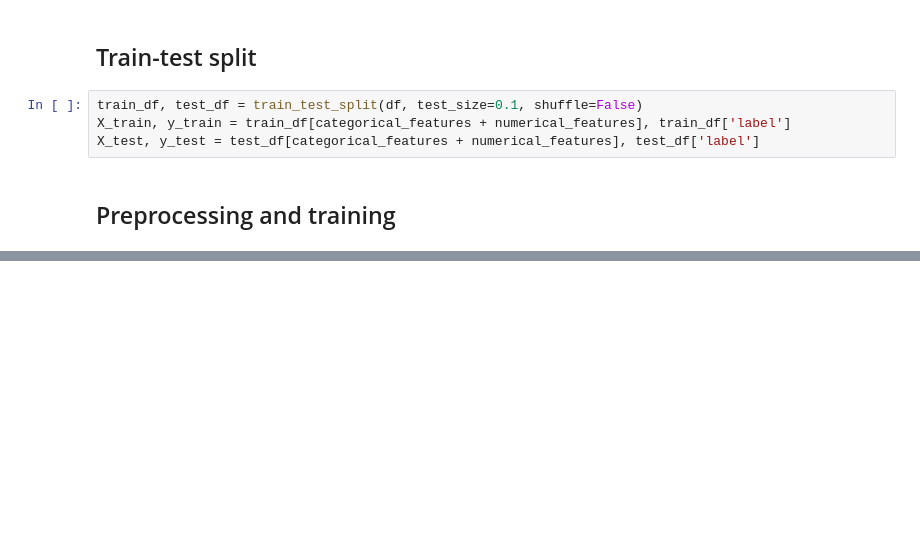
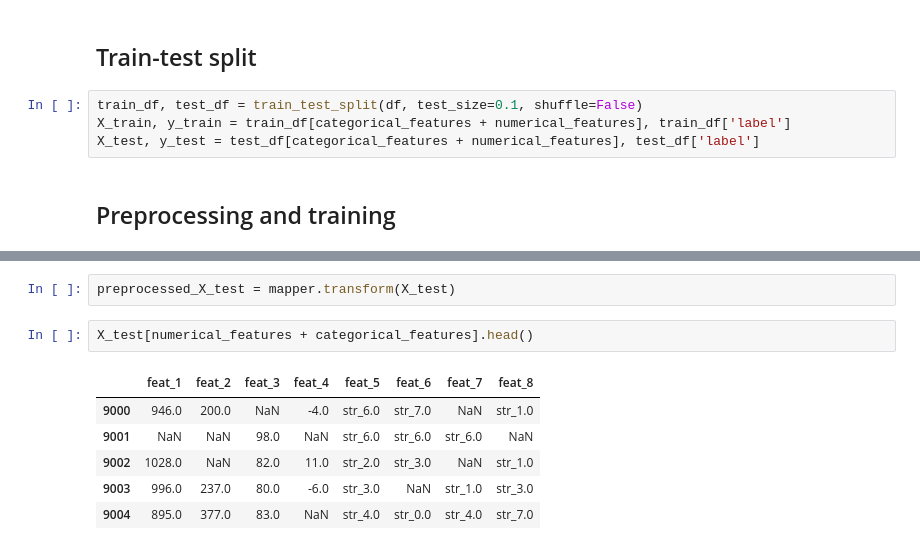
Before and after one commit to MAyub114/ML_pipeline, a Jupyter notebook: ML_pipeline.ipynb, the cells around one changed output, grey strips where cells are left out. Drawn from its saved outputs; the diff is of its cells as text; blank space fills up the shorter version.

```diff
--- a/ML_pipeline.ipynb
+++ b/ML_pipeline.ipynb
@@ -143,3 +149,14 @@ Pipeline(steps=[('preprocess',
                                                             unknown_value=-1)])])),
                 ('clf',
                  <catboost.core.CatBoostClassifier object at 0x...>)])
+# %%
+preprocessed_X_test = mapper.transform(X_test)
+# %%
+X_test[numerical_features + categorical_features].head()
+# %% [output]
+|  | feat_1 | feat_2 | feat_3 | feat_4 | feat_5 | feat_6 | feat_7 | feat_8 |
+| 9000 | 946.0 | 200.0 | NaN | -4.0 | str_6.0 | str_7.0 | NaN | str_1.0 |
+| 9001 | NaN | NaN | 98.0 | NaN | str_6.0 | str_6.0 | str_6.0 | NaN |
+| 9002 | 1028.0 | NaN | 82.0 | 11.0 | str_2.0 | str_3.0 | NaN | str_1.0 |
+| 9003 | 996.0 | 237.0 | 80.0 | -6.0 | str_3.0 | NaN | str_1.0 | str_3.0 |
+| 9004 | 895.0 | 377.0 | 83.0 | NaN | str_4.0 | str_0.0 | str_4.0 | str_7.0 |
```
Also changed, not shown: parts of 21 cells of this notebook, 6 other files.
